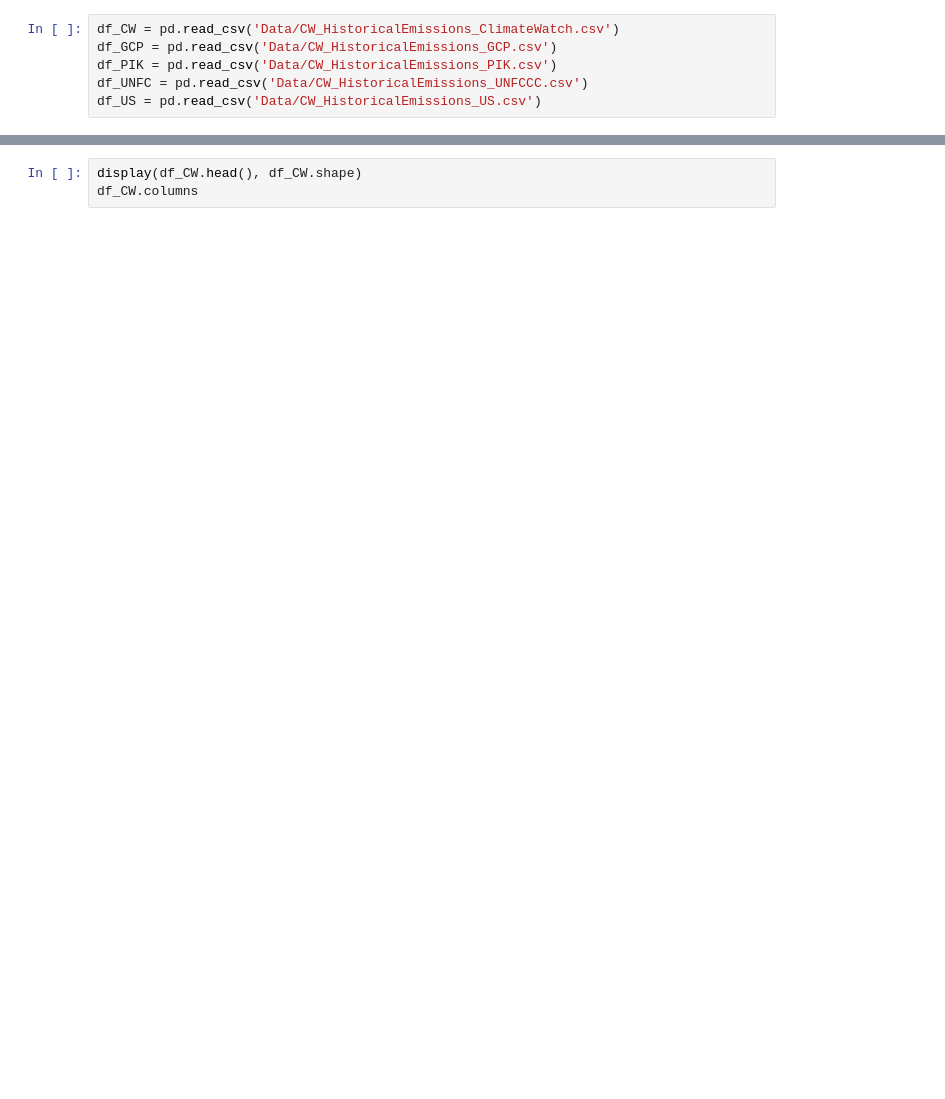
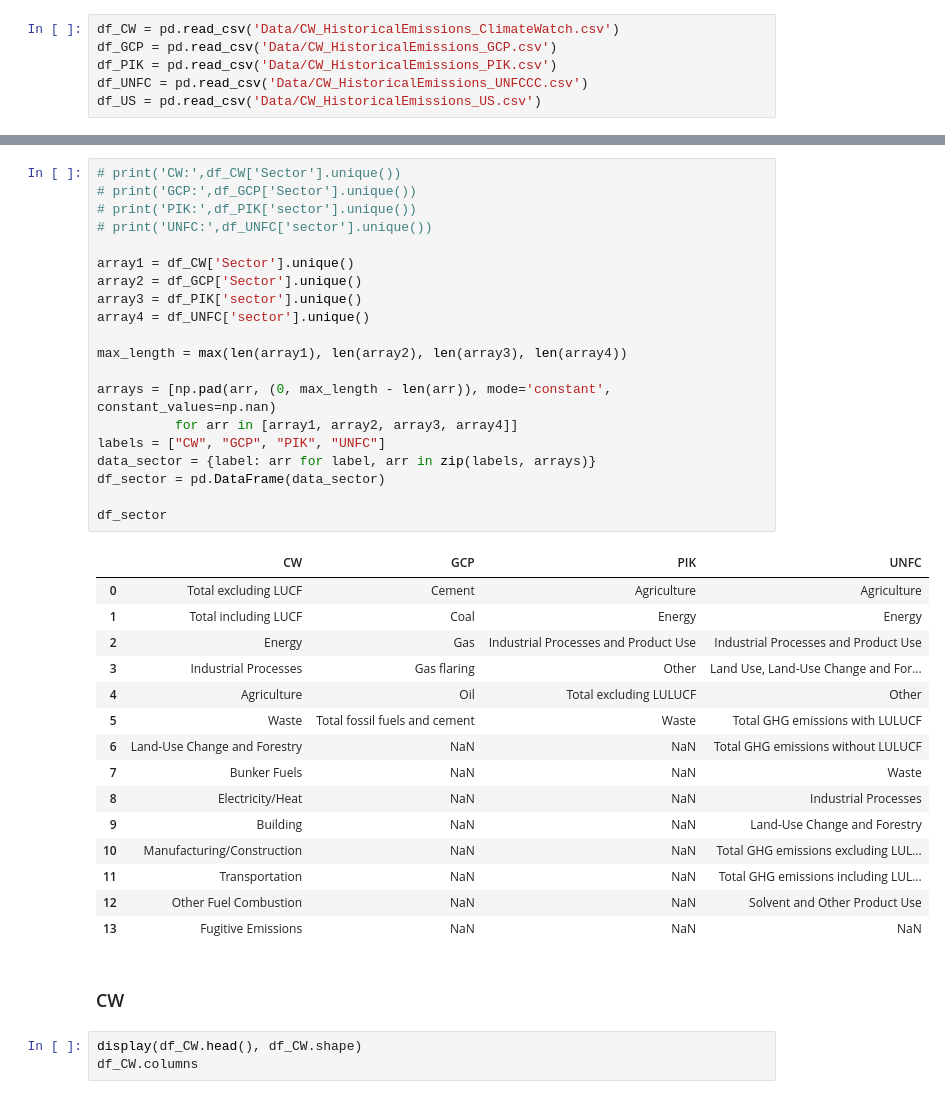
Before and after one commit to arsyadCode/My_Thesis, a Jupyter notebook: Program/Data Overview.ipynb, the cells around one changed output, grey strips where cells are left out. Drawn from its saved outputs; the diff is of its cells as text; blank space fills up the shorter version.

```diff
--- a/Program/Data Overview.ipynb
+++ b/Program/Data Overview.ipynb
@@ -21,3 +34,41 @@ Abbreviation/Source Organization's Details:
+# %%
+# print('CW:',df_CW['Sector'].unique())
+# print('GCP:',df_GCP['Sector'].unique())
+# print('PIK:',df_PIK['sector'].unique())
+# print('UNFC:',df_UNFC['sector'].unique())
+
+array1 = df_CW['Sector'].unique()
+array2 = df_GCP['Sector'].unique()
+array3 = df_PIK['sector'].unique()
+array4 = df_UNFC['sector'].unique()
+
+max_length = max(len(array1), len(array2), len(array3), len(array4))
+
+arrays = [np.pad(arr, (0, max_length - len(arr)), mode='constant', constant_values=np.nan)
+          for arr in [array1, array2, array3, array4]]
+labels = ["CW", "GCP", "PIK", "UNFC"]
+data_sector = {label: arr for label, arr in zip(labels, arrays)}
+df_sector = pd.DataFrame(data_sector)
+
+df_sector
+# %% [output]
+|  | CW | GCP | PIK | UNFC |
+| 0 | Total excluding LUCF | Cement | Agriculture | Agriculture |
+| 1 | Total including LUCF | Coal | Energy | Energy |
+| 2 | Energy | Gas | Industrial Processes and Product Use | Industrial Processes and Product Use |
+| 3 | Industrial Processes | Gas flaring | Other | Land Use, Land-Use Change and For... |
+| 4 | Agriculture | Oil | Total excluding LULUCF | Other |
+| 5 | Waste | Total fossil fuels and cement | Waste | Total GHG emissions with LULUCF |
+| 6 | Land-Use Change and Forestry | NaN | NaN | Total GHG emissions without LULUCF |
+| 7 | Bunker Fuels | NaN | NaN | Waste |
+| 8 | Electricity/Heat | NaN | NaN | Industrial Processes |
+| 9 | Building | NaN | NaN | Land-Use Change and Forestry |
+| 10 | Manufacturing/Construction | NaN | NaN | Total GHG emissions excluding LUL... |
+| 11 | Transportation | NaN | NaN | Total GHG emissions including LUL... |
+| 12 | Other Fuel Combustion | NaN | NaN | Solvent and Other Product Use |
+| 13 | Fugitive Emissions | NaN | NaN | NaN |
+# %% [markdown]
+### CW
 # %%
 display(df_CW.head(), df_CW.shape)
 df_CW.columns
```
Also changed, not shown: parts of 42 cells of this notebook, 1 other file.
